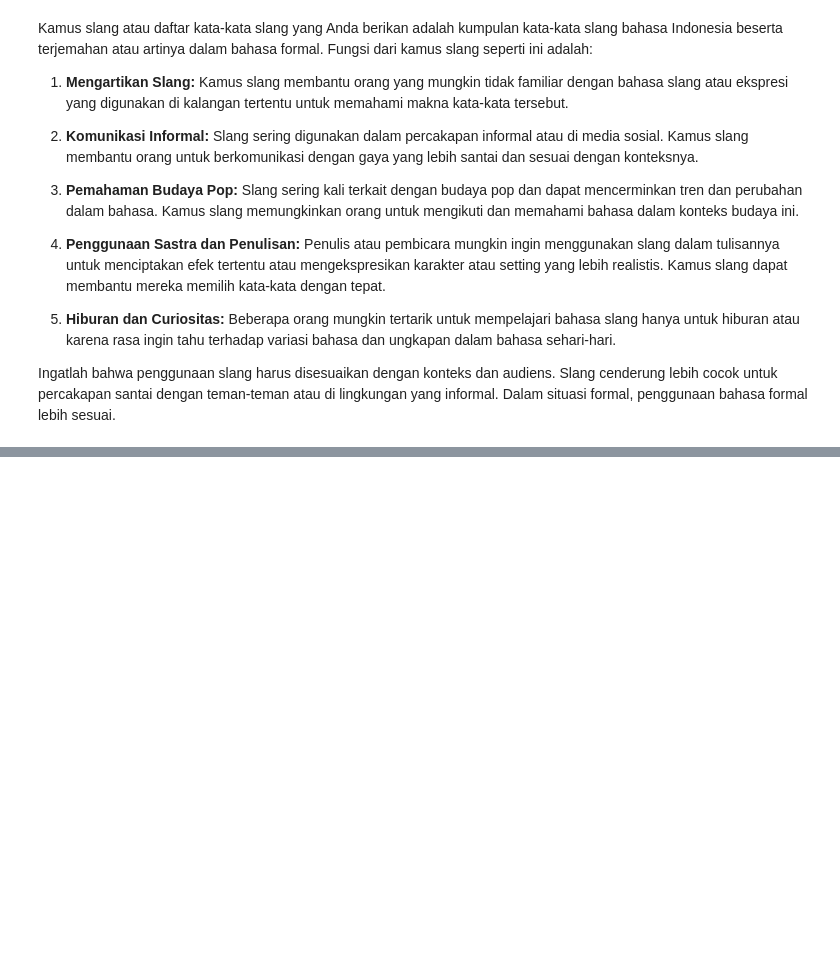
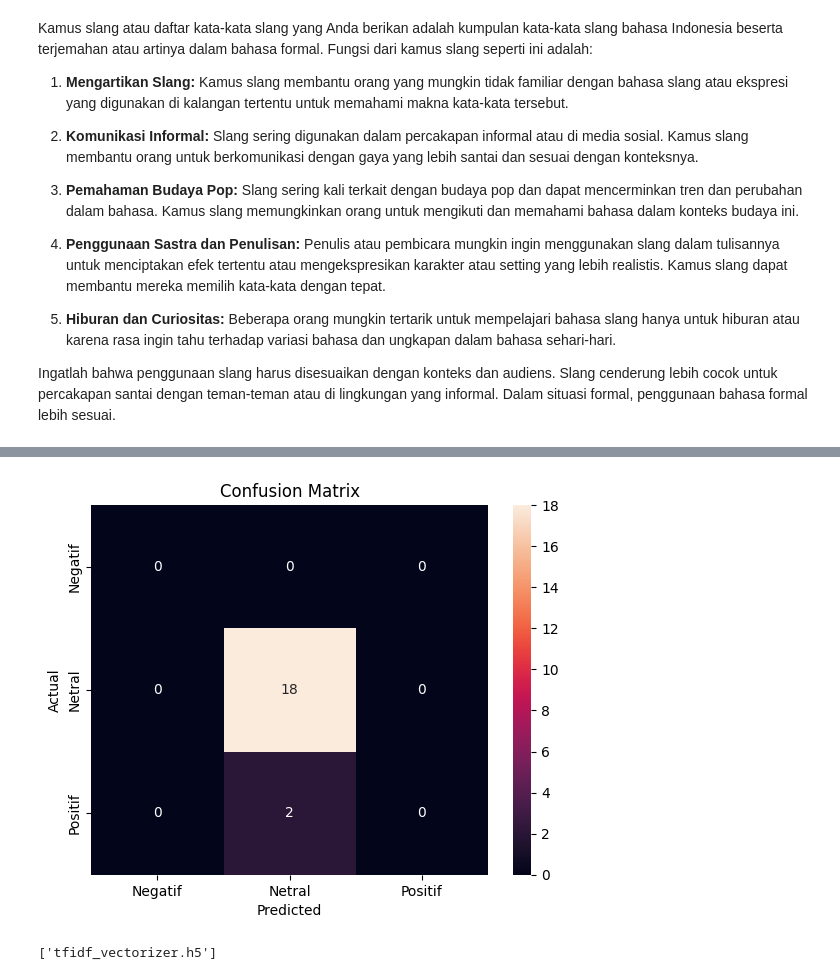
Before and after one commit to setiady16/FDL_Dimas-Gagal, a Jupyter notebook: Sentiment_Analysis_Kebijakan Pendidikan.ipynb, the cells around one changed output, grey strips where cells are left out. Saved outputs shown, nothing was run; the diff lists cells and outputs as text; code cells hidden in the pictures; blank space fills up the shorter version.

```diff
--- a/Sentiment_Analysis_Kebijakan Pendidikan.ipynb
+++ b/Sentiment_Analysis_Kebijakan Pendidikan.ipynb
@@ -943,0 +525,9 @@ Sentimen kalimat baru adalah NEGATIF.
+# %%
+# 4. Pisahkan fitur dan label
+X = df['Clean_Tweet']
+y = df['Sentimen']
+
+# 5. Split data untuk training dan testing
+X_train, X_test, y_train, y_test = train_test_split(
+    X, y, test_size=0.2, random_state=42
+)
@@ -943,0 +536,13 @@ Sentimen kalimat baru adalah NEGATIF.
+# %%
+# 6. TF-IDF vectorization
+vectorizer = TfidfVectorizer()
+X_train_tfidf = vectorizer.fit_transform(X_train)
+X_test_tfidf = vectorizer.transform(X_test)
+
+# 7. Oversampling pada data training
+ros = RandomOverSampler(random_state=42)
+X_train_bal, y_train_bal = ros.fit_resample(X_train_tfidf, y_train)
+
+from collections import Counter
+print("Sebelum oversampling:", Counter(y_train))
+print("Sesudah oversampling:", Counter(y_train_bal))
@@ -943,0 +554,8 @@ Sentimen kalimat baru adalah NEGATIF.
+# %%
+# 8. Training model
+model = LogisticRegression(max_iter=200)
+model.fit(X_train_bal, y_train_bal)
+
+# 9. Evaluasi
+y_pred = model.predict(X_test_tfidf)
+print(classification_report(y_test, y_pred))
@@ -943,0 +571,23 @@ Sentimen kalimat baru adalah NEGATIF.
+# %%
+from sklearn.metrics import confusion_matrix
+import matplotlib.pyplot as plt
+import seaborn as sns
+
+cm = confusion_matrix(y_test, y_pred, labels=model.classes_)
+sns.heatmap(cm, annot=True, fmt='d', xticklabels=model.classes_, yticklabels=model.classes_)
+plt.xlabel('Predicted')
+plt.ylabel('Actual')
+plt.title('Confusion Matrix')
+plt.show()
+# %% [output]
+[figure, added]
+# %%
+import joblib
+
+# Simpan model
+joblib.dump(model, 'logistic_regression_model.h5')
+
+# Simpan vectorizer
+joblib.dump(vectorizer, 'tfidf_vectorizer.h5')
+# %% [output]
+['tfidf_vectorizer.h5']
```
Also changed, not shown: parts of 54 cells of this notebook, 5 other files.
